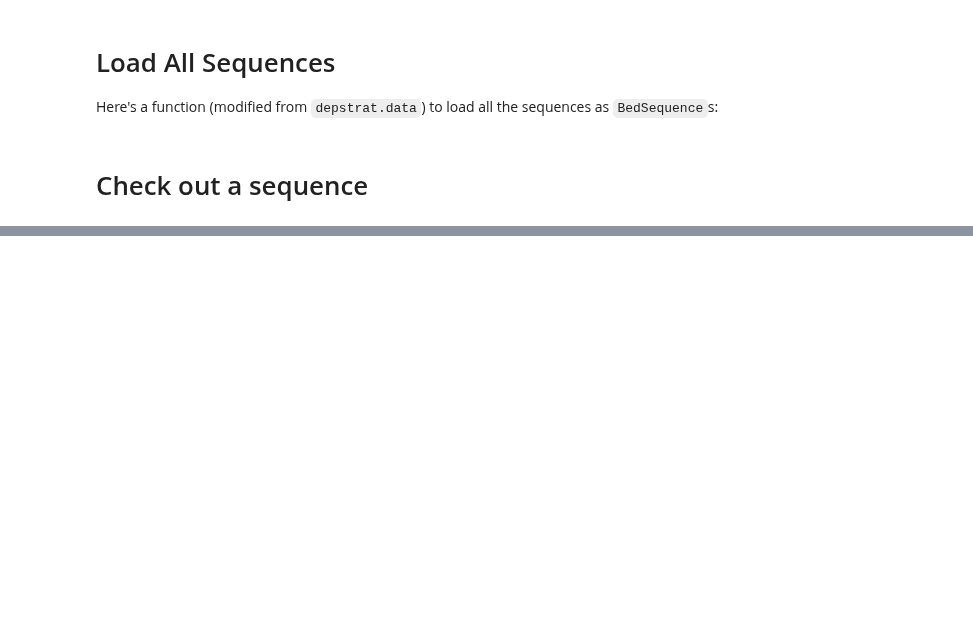
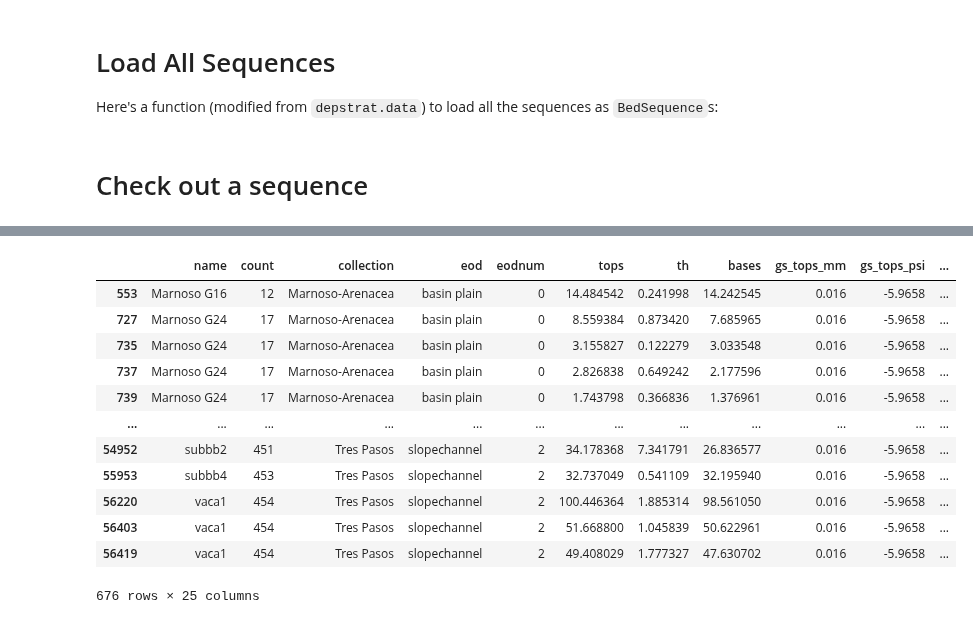
Before and after one commit to rgmyr/litholog, a Jupyter notebook: notebooks/Zane_template.ipynb, the cells around one changed output, grey strips where cells are left out. Cells and saved outputs as stored; diff of their text form; code cells hidden in the pictures; blank space fills up the shorter version.

```diff
--- a/notebooks/Zane_template.ipynb
+++ b/notebooks/Zane_template.ipynb
@@ -160,0 +232,16 @@ seq.plot(legend=defaults.litholegend, width_field='grain_size_psi', fig_width=7)
+# %%
+df[df.missing_tops == 1]
+# %% [output]
+|  | name | count | collection | eod | eodnum | tops | th | bases | gs_tops_mm | gs_tops_psi | ... |
+| 553 | Marnoso G16 | 12 | Marnoso-Arenacea | basin plain | 0 | 14.484542 | 0.241998 | 14.242545 | 0.016 | -5.9658 | ... |
+| 727 | Marnoso G24 | 17 | Marnoso-Arenacea | basin plain | 0 | 8.559384 | 0.873420 | 7.685965 | 0.016 | -5.9658 | ... |
+| 735 | Marnoso G24 | 17 | Marnoso-Arenacea | basin plain | 0 | 3.155827 | 0.122279 | 3.033548 | 0.016 | -5.9658 | ... |
+| 737 | Marnoso G24 | 17 | Marnoso-Arenacea | basin plain | 0 | 2.826838 | 0.649242 | 2.177596 | 0.016 | -5.9658 | ... |
+| 739 | Marnoso G24 | 17 | Marnoso-Arenacea | basin plain | 0 | 1.743798 | 0.366836 | 1.376961 | 0.016 | -5.9658 | ... |
+| ... | ... | ... | ... | ... | ... | ... | ... | ... | ... | ... | ... |
+| 54952 | subbb2 | 451 | Tres Pasos | slopechannel | 2 | 34.178368 | 7.341791 | 26.836577 | 0.016 | -5.9658 | ... |
+| 55953 | subbb4 | 453 | Tres Pasos | slopechannel | 2 | 32.737049 | 0.541109 | 32.195940 | 0.016 | -5.9658 | ... |
+| 56220 | vaca1 | 454 | Tres Pasos | slopechannel | 2 | 100.446364 | 1.885314 | 98.561050 | 0.016 | -5.9658 | ... |
+| 56403 | vaca1 | 454 | Tres Pasos | slopechannel | 2 | 51.668800 | 1.045839 | 50.622961 | 0.016 | -5.9658 | ... |
+| 56419 | vaca1 | 454 | Tres Pasos | slopechannel | 2 | 49.408029 | 1.777327 | 47.630702 | 0.016 | -5.9658 | ... |
+676 rows × 25 columns
```
Also changed, not shown: parts of 9 cells of this notebook, 3 other files.
